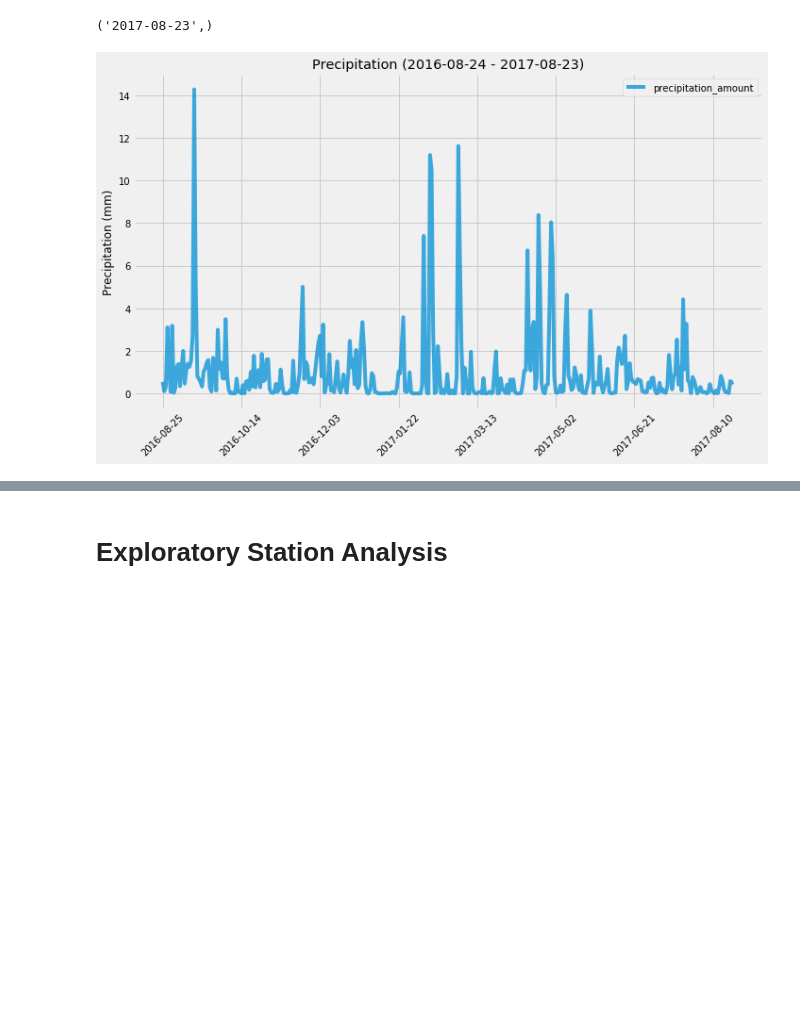
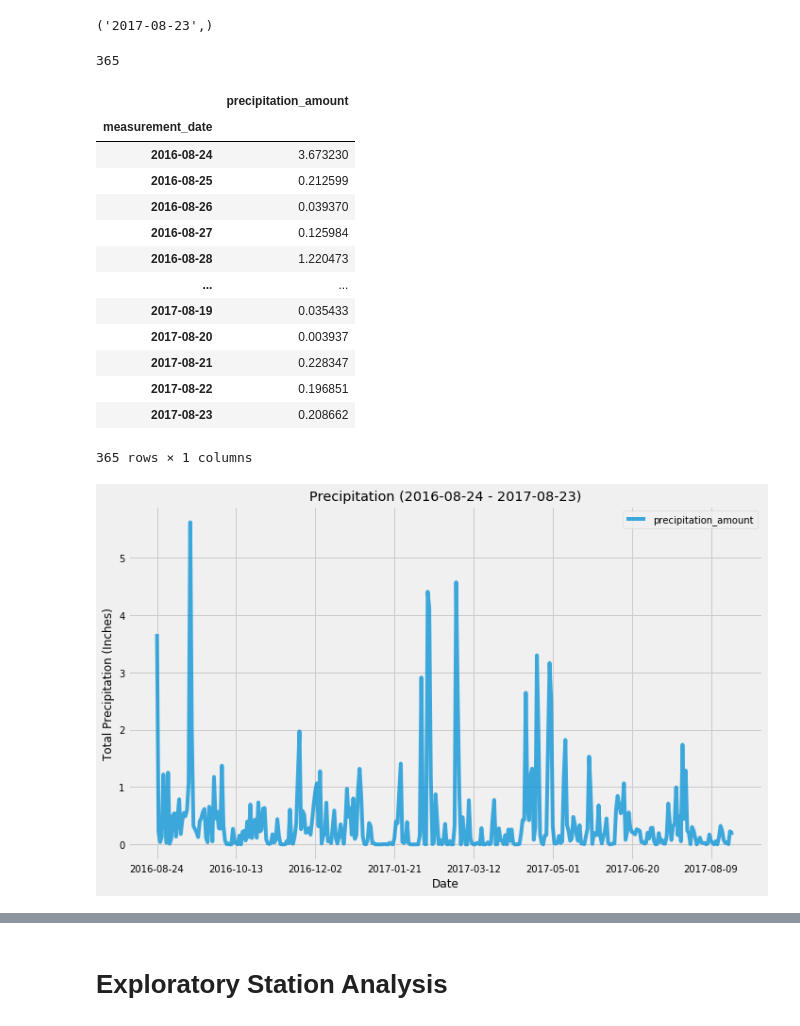
Before and after one commit to Ash-Tao/Climate_Analysis_APP, a Jupyter notebook: climate.ipynb, the cells around one changed output, grey strips where cells are left out. Saved outputs shown, nothing was run; the diff lists cells and outputs as text; code cells hidden in the pictures; blank space fills up the shorter version.

```diff
--- a/climate.ipynb
+++ b/climate.ipynb
@@ -69,18 +70,20 @@ most_recent_date = session.query(Measurement.date).order_by(Measurement.date.des
 most_recent_date
 # %% [output]
 ('2017-08-23',)
+# %%
+# Design a query to retrieve the last 12 months of precipitation data and plot the results.
+# Starting from the most recent data point in the database.
+end_date=datetime.datetime.strptime(most_recent_date[0],"%Y-%m-%d")
+before_12_months = end_date - relativedelta(years=1)
+end_date-before_12_months
+# Calculate the date one year from the last date in data set.
+(end_date-before_12_months).days
+# %% [output]
+365
 # %%
-# Design a query to retrieve the last 12 months of precipitation data and plot the results.
-# Starting from the most recent data point in the database.
-end_date=datetime.datetime.strptime(most_recent_date[0],"%Y-%m-%d")
-before_12_months = end_date - relativedelta(years=1)+ timedelta(days=1)
-end_date-before_12_months
-# Calculate the date one year from the last date in data set.
-(end_date-before_12_months).days
-
 # Perform a query to retrieve the data and precipitation scores
-# sel = [Measurement.date, func.sum(Measurement.prcp)]
-precipitation = session.query(Measurement.date, func.sum(Measurement.prcp)).filter(func.strftime(Measurement.date) >= before_12_months).group_by(Measurement.date).order_by(Measurement.date).all()
+## Need to confirm the unit for precipitation, 1cm = 0.393701inch
+precipitation = session.query(Measurement.date, func.sum(Measurement.prcp)*0.393701).filter(func.strftime(Measurement.date) >= before_12_months).group_by(Measurement.date).order_by(Measurement.date).all()
 
 # Save the query results as a Pandas DataFrame and set the index to the date column
 precipitation_df = pd.DataFrame(precipitation, columns=['measurement_date', 'precipitation_amount'])
@@ -89,19 +92,36 @@ precipitation_df.set_index('measurement_date', inplace=True)
 
 # Sort the dataframe by date
 precipitation_df.sort_values(by='measurement_date')
-precipitation_df.head()
+precipitation_df
 
-
-# Use Pandas Plotting with Matplotlib to plot the data
-plt.rc('font', size=10)
-precipitation_df.plot(kind="line", alpha=0.75,rot=45,figsize=(10, 6.18))
-plt.title(f"Precipitation ({before_12_months.date()} - {end_date.date()})")
-plt.xlabel(None)
-plt.ylabel("Precipitation (mm)")
-plt.tight_layout()
-plt.savefig(f"Output/Precipitation ({before_12_months.date()} - {end_date.date()}).png")
+# precipitation_cleaned_df = precipitation_df.replace("",float("NaN")).dropna()
+# precipitation_cleaned_df
 # %% [output]
-[figure, removed]
+|  | precipitation_amount |
+| measurement_date |  |
+| 2016-08-24 | 3.673230 |
+| 2016-08-25 | 0.212599 |
+| 2016-08-26 | 0.039370 |
+| 2016-08-27 | 0.125984 |
+| 2016-08-28 | 1.220473 |
+| ... | ... |
+| 2017-08-19 | 0.035433 |
+| 2017-08-20 | 0.003937 |
+| 2017-08-21 | 0.228347 |
+| 2017-08-22 | 0.196851 |
+| 2017-08-23 | 0.208662 |
+365 rows × 1 columns
+# %%
+# Use Pandas Plotting with Matplotlib to plot the data
+plt.rc('font', size=10)
+precipitation_df.plot(kind="line", alpha=0.75,rot=0,figsize=(10, 6.18))
+plt.title(f"Precipitation ({before_12_months.date()+datetime.timedelta(days=1)} - {end_date.date()})")
+plt.xlabel("Date")
+plt.ylabel("Total Precipitation (Inches)")
+plt.tight_layout()
+plt.savefig(f"Output/Precipitation ({before_12_months.date()+datetime.timedelta(days=1)} - {end_date.date()}).png")
+# %% [output]
+[figure, added]
 # %%
 # Use Pandas to calcualte the summary statistics for the precipitation data
 precipitation_df.describe()
```
Also changed, not shown: parts of 3 cells of this notebook, 6 other files.
